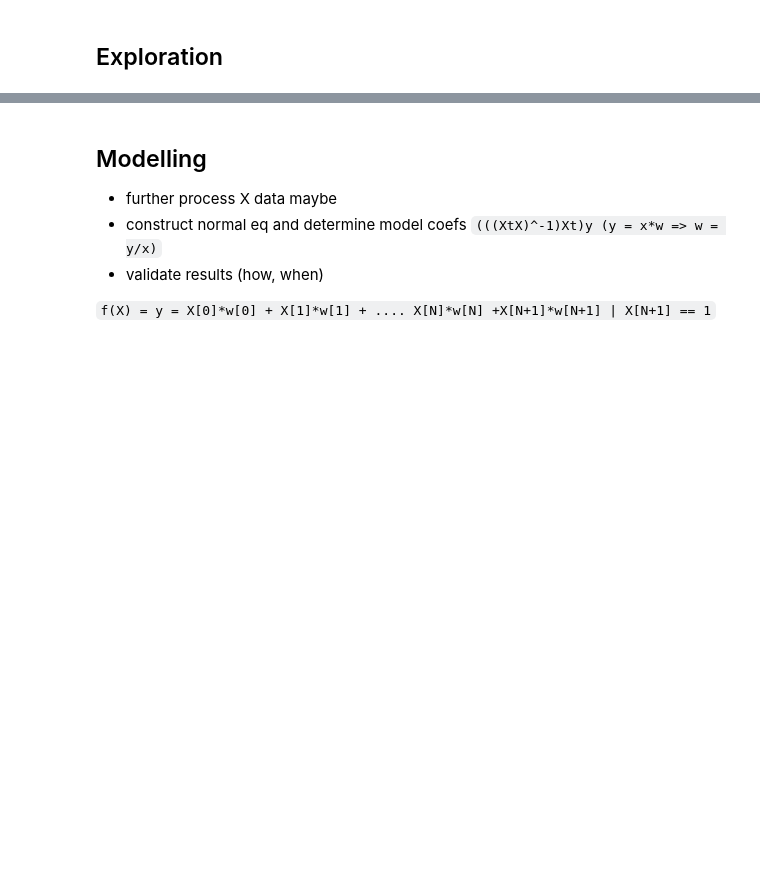
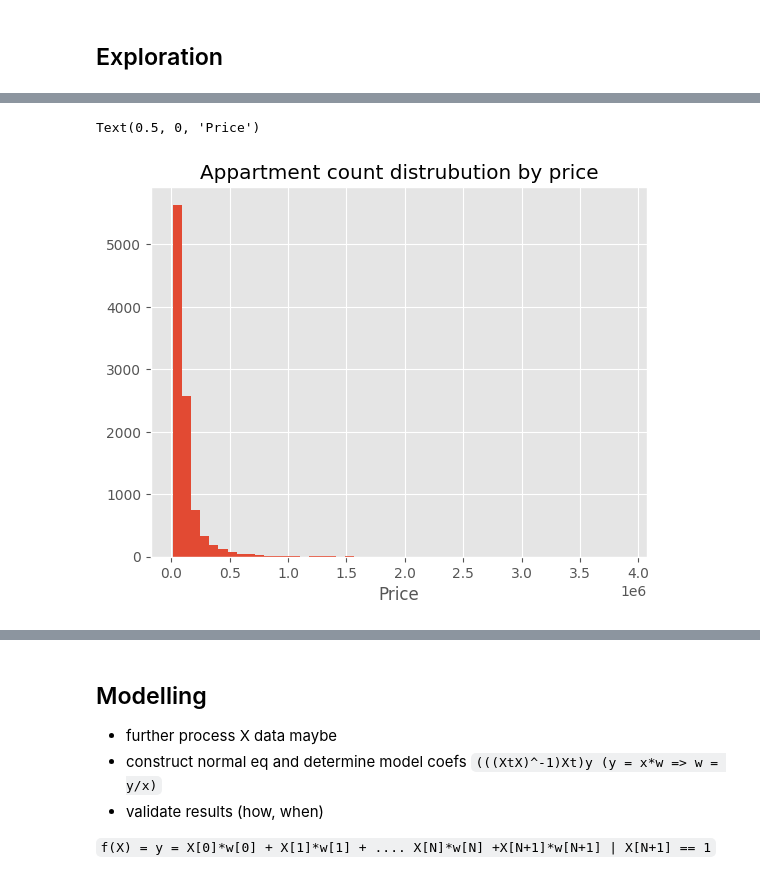
Before and after one commit to gugumoky275/DS105-02, a Jupyter notebook: scripts/01_real_estate_models_base.ipynb, the cells around one changed output, grey strips where cells are left out. Drawn from its saved outputs; the diff is of its cells as text; code cells hidden in the pictures; blank space fills up the shorter version.

```diff
--- a/scripts/01_real_estate_models_base.ipynb
+++ b/scripts/01_real_estate_models_base.ipynb
@@ -44,10 +96,13 @@ plt.title(title)
 # %%
 # TODO: Analyse target distribution
-target = None
-title = None
-x_label = None
+target = y_price
+title = "Appartment count distrubution by price"
+x_label = "Price"
 plt.hist(target, bins=50)
 plt.title(title)
 plt.xlabel(x_label)
+# %% [output]
+Text(0.5, 0, 'Price')
+[figure, added]
 # %%
 # TODO: Re-display the target distribution
```
Also changed, not shown: parts of 42 cells of this notebook.
